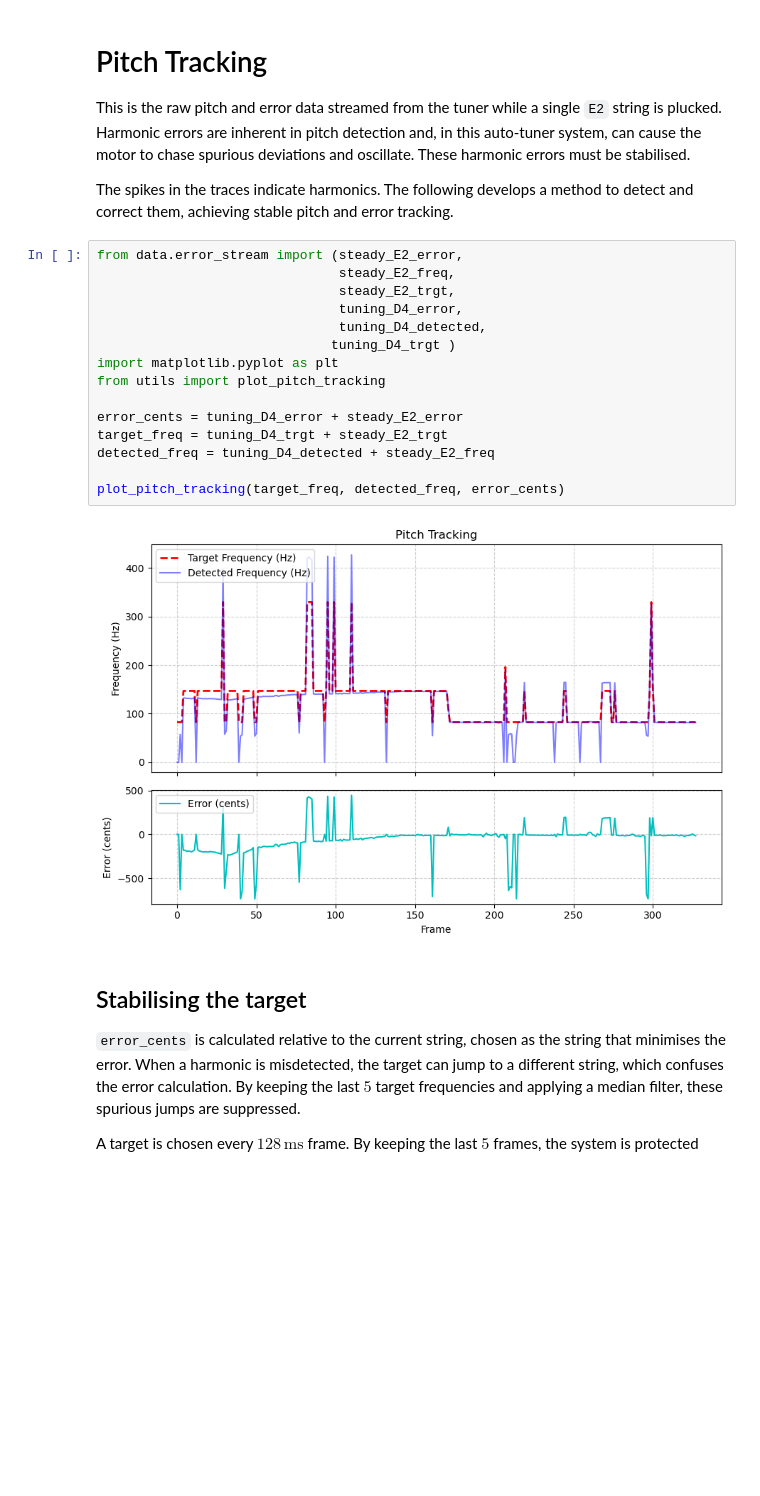
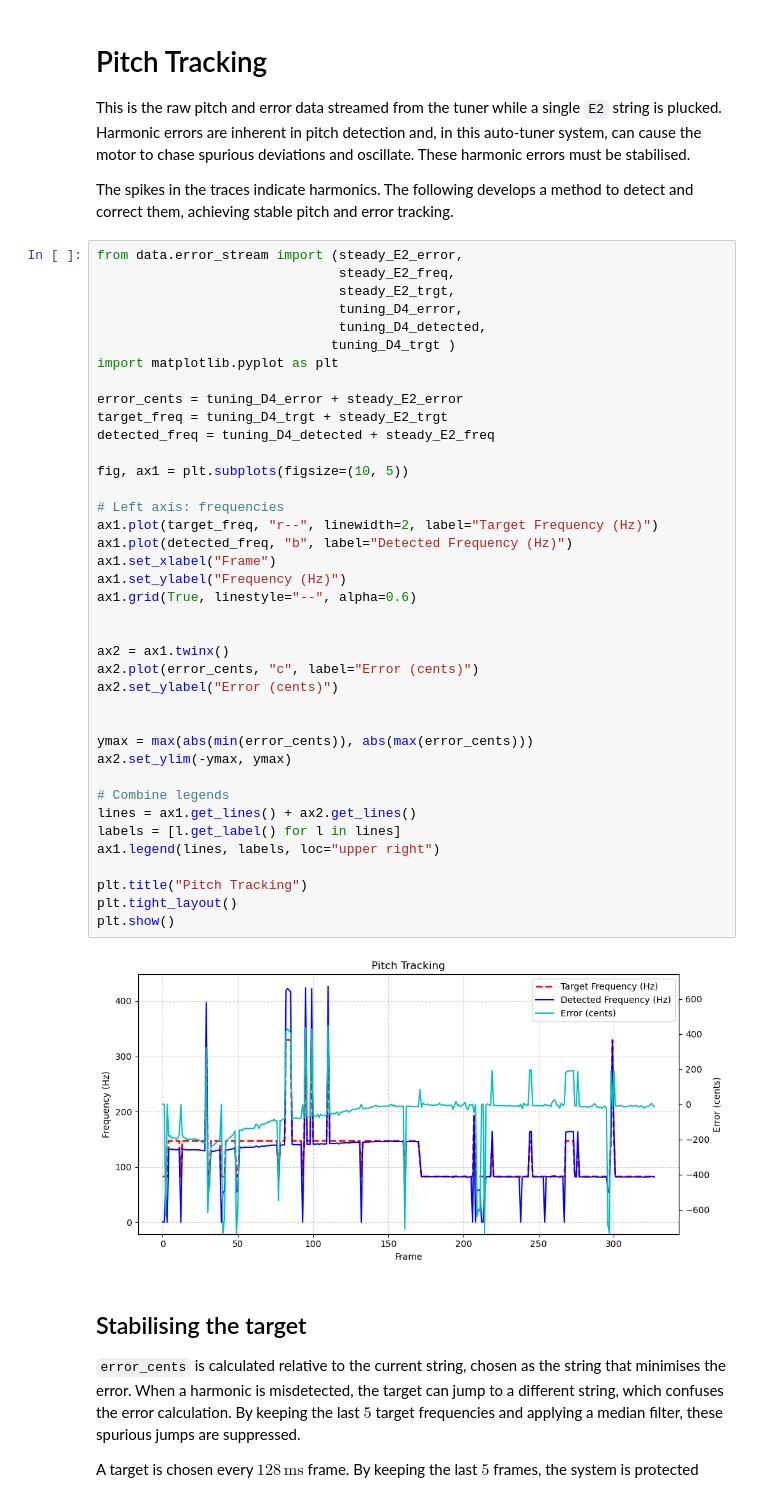
Before and after one commit to b-ashford/Auto-Tuner, a Jupyter notebook: docs/pitch_tracking.ipynb, the cells around one changed output. Drawn from its saved outputs; the diff is of its cells as text; blank space fills up the shorter version.

```diff
--- a/docs/pitch_tracking.ipynb
+++ b/docs/pitch_tracking.ipynb
@@ -6,20 +6,44 @@ The spikes in the traces indicate harmonics. The following develops a method to
 # %%
 from data.error_stream import (steady_E2_error,
                                steady_E2_freq,
                                steady_E2_trgt,
                                tuning_D4_error,
                                tuning_D4_detected,
                               tuning_D4_trgt )
 import matplotlib.pyplot as plt
-from utils import plot_pitch_tracking
 
 error_cents = tuning_D4_error + steady_E2_error
 target_freq = tuning_D4_trgt + steady_E2_trgt
 detected_freq = tuning_D4_detected + steady_E2_freq
 
-plot_pitch_tracking(target_freq, detected_freq, error_cents)
+fig, ax1 = plt.subplots(figsize=(10, 5))
+
+# Left axis: frequencies
+ax1.plot(target_freq, "r--", linewidth=2, label="Target Frequency (Hz)")
+ax1.plot(detected_freq, "b", label="Detected Frequency (Hz)")
+ax1.set_xlabel("Frame")
+ax1.set_ylabel("Frequency (Hz)")
+ax1.grid(True, linestyle="--", alpha=0.6)
+
+
+ax2 = ax1.twinx()
+ax2.plot(error_cents, "c", label="Error (cents)")
+ax2.set_ylabel("Error (cents)")
+
+
+ymax = max(abs(min(error_cents)), abs(max(error_cents)))
+ax2.set_ylim(-ymax, ymax)
+
+# Combine legends
+lines = ax1.get_lines() + ax2.get_lines()
+labels = [l.get_label() for l in lines]
+ax1.legend(lines, labels, loc="upper right")
+
+plt.title("Pitch Tracking")
+plt.tight_layout()
+plt.show()
 # %% [output]
-[figure, old version]
+[figure, new version]
 # %% [markdown]
 ## Stabilising the target
 `error_cents` is calculated relative to the current string, chosen as the string that minimises the error. When a harmonic is misdetected, the target can jump to a different string, which confuses the error calculation. By keeping the last $5$ target frequencies and applying a median filter, these spurious jumps are suppressed.
```
Also changed, not shown: parts of 3 cells of this notebook.
